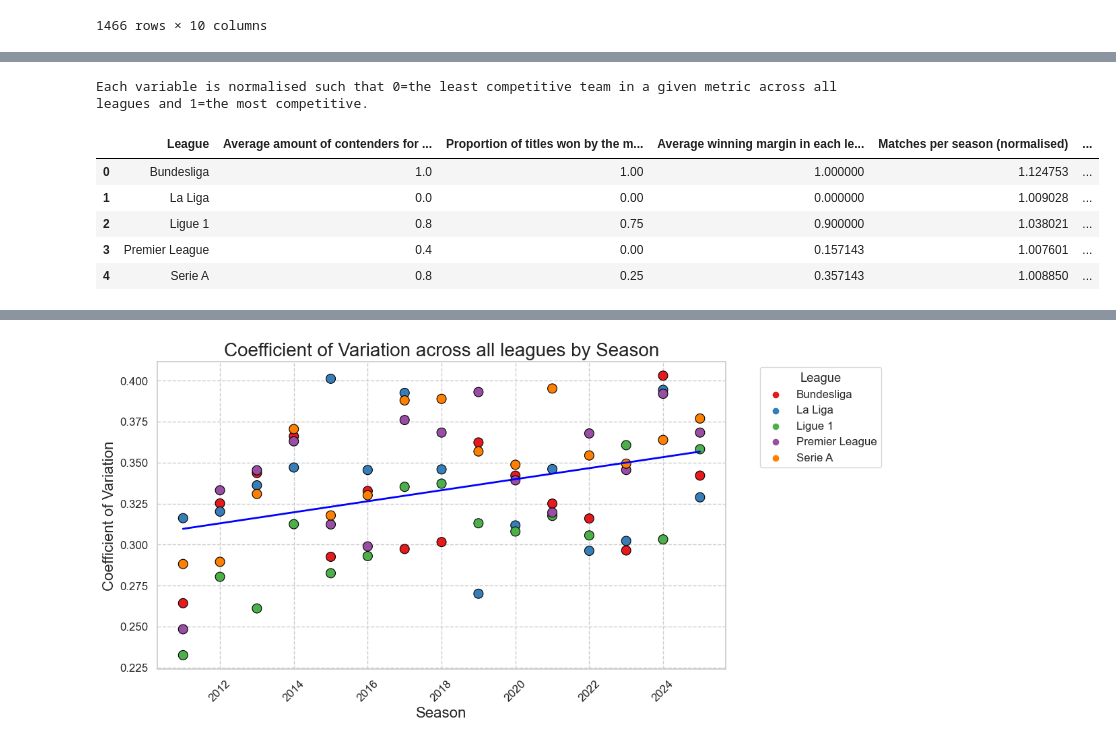
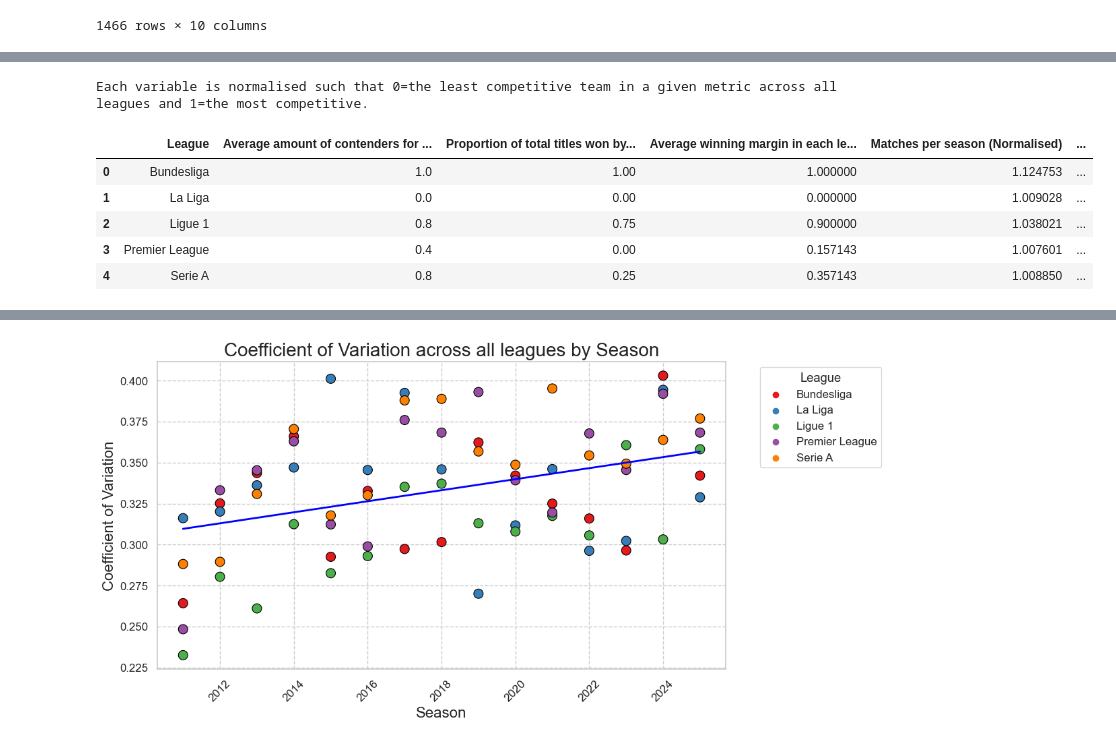
Before and after one commit to jackcann/empirical, a Jupyter notebook: project.ipynb, the cells around one changed output, grey strips where cells are left out. Cells and saved outputs as stored; diff of their text form; code cells hidden in the pictures.

```diff
--- a/project.ipynb
+++ b/project.ipynb
@@ -197,40 +198,41 @@ def normalise(df,column):
     df[f'Normalised {column}']=(df[column]-min_val)/(max_val-min_val)
     return df
 
 #Normalise all metrics
 avg_margin=normalise(avg_margin, 'Winning Margin')
 avg_contenders=normalise(avg_contenders, 'Contenders')
 avg_contenders['Normalised Contenders']=1-avg_contenders['Normalised Contenders']
 dominance_ratio=normalise(dominance_ratio, 'Dominance Ratio')
 
 #Merge all normalised data
 merged = avg_contenders[['League', 'Normalised Contenders']]\
     .merge(dominance_ratio[['League', 'Normalised Dominance Ratio']], on='League')\
     .merge(avg_margin[['League', 'Normalised Winning Margin']], on='League')\
     .merge(games_ratio[['League', 'Match Ratio']], on='League')
 
 #Calculate Competitiveness Score
 competitive_title = (0.25*merged['Normalised Contenders']) + \
                     (0.5*merged['Normalised Dominance Ratio']) + \
                     (0.25*merged['Normalised Winning Margin']) * \
                     merged['Match Ratio']
 
 #Rename columns to match exact style
-merged.rename(columns={
-    'Normalised Contenders': 'Average amount of contenders for league title per season (normalised)',
-    'Normalised Dominance Ratio': 'Proportion of titles won by the most dominant team in each league (normalised)',
+merged2=merged.copy()
+merged2.rename(columns={
+    'Normalised Contenders': 'Average amount of contenders for league title per season (Normalised)',
+    'Normalised Dominance Ratio': 'Proportion of total titles won by the most dominant team in each league (Normalised)',
     'Normalised Winning Margin' : 'Average winning margin in each league (Normalised)',
-    'Match Ratio': 'Matches per season (normalised)'}, inplace=True)
+    'Match Ratio': 'Matches per season (Normalised)'}, inplace=True)
 
 #Add competitiveness score to the dataframe
-merged['League title competitiveness score']=competitive_title
+merged2['League title competitiveness score']=competitive_title
 
 #Final print statement
 print('Each variable is normalised such that 0=the least competitive team in a given metric across all leagues and 1=the most competitive.')
-merged
+merged2
 # %% [output]
 Each variable is normalised such that 0=the least competitive team in a given metric across all leagues and 1=the most competitive.
-|  | League | Average amount of contenders for ... | Proportion of titles won by the m... | Average winning margin in each le... | Matches per season (normalised) | ... |
+|  | League | Average amount of contenders for ... | Proportion of total titles won by... | Average winning margin in each le... | Matches per season (Normalised) | ... |
 | 0 | Bundesliga | 1.0 | 1.00 | 1.000000 | 1.124753 | ... |
 | 1 | La Liga | 0.0 | 0.00 | 0.000000 | 1.009028 | ... |
 | 2 | Ligue 1 | 0.8 | 0.75 | 0.900000 | 1.038021 | ... |
```
Also changed, not shown: parts of 3 cells of this notebook.
